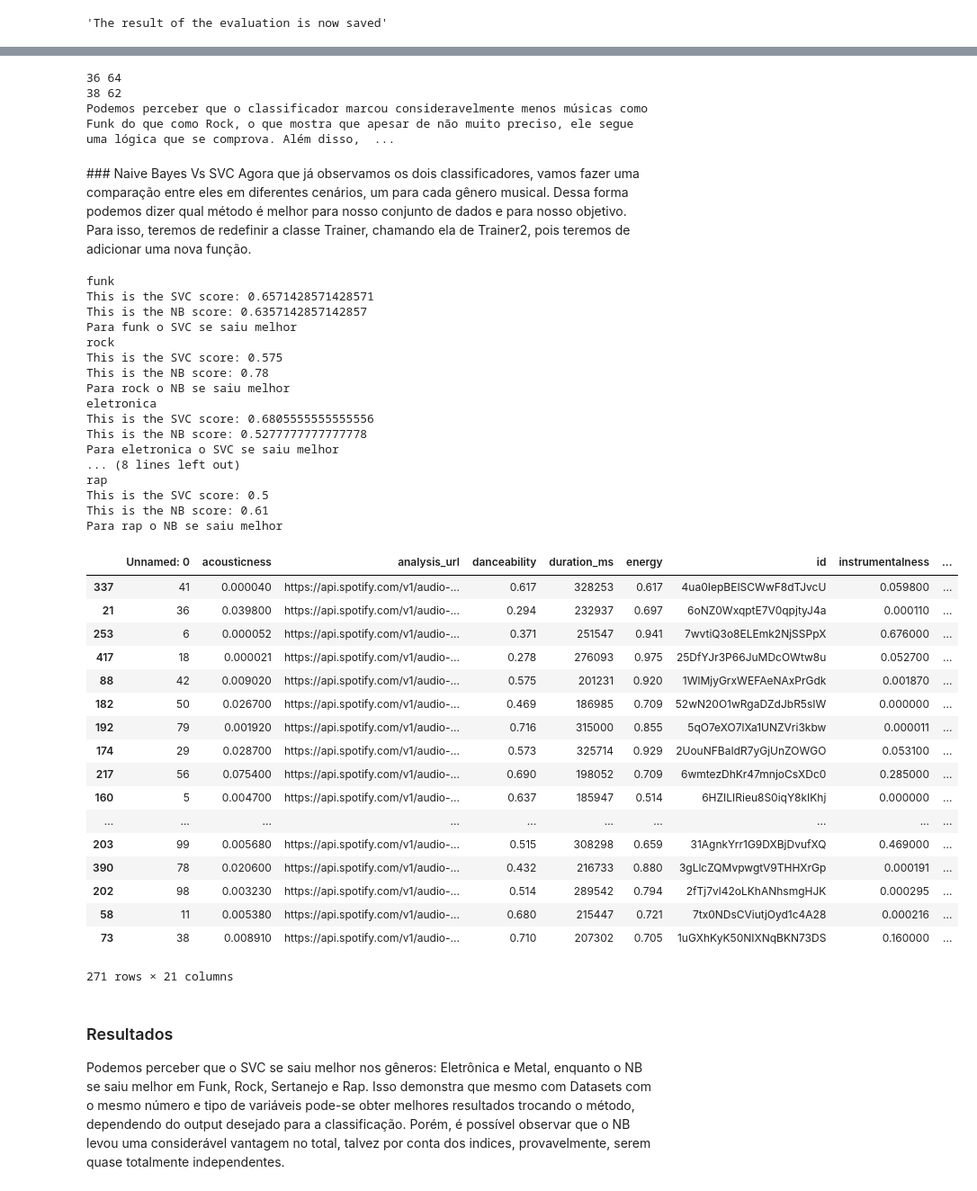
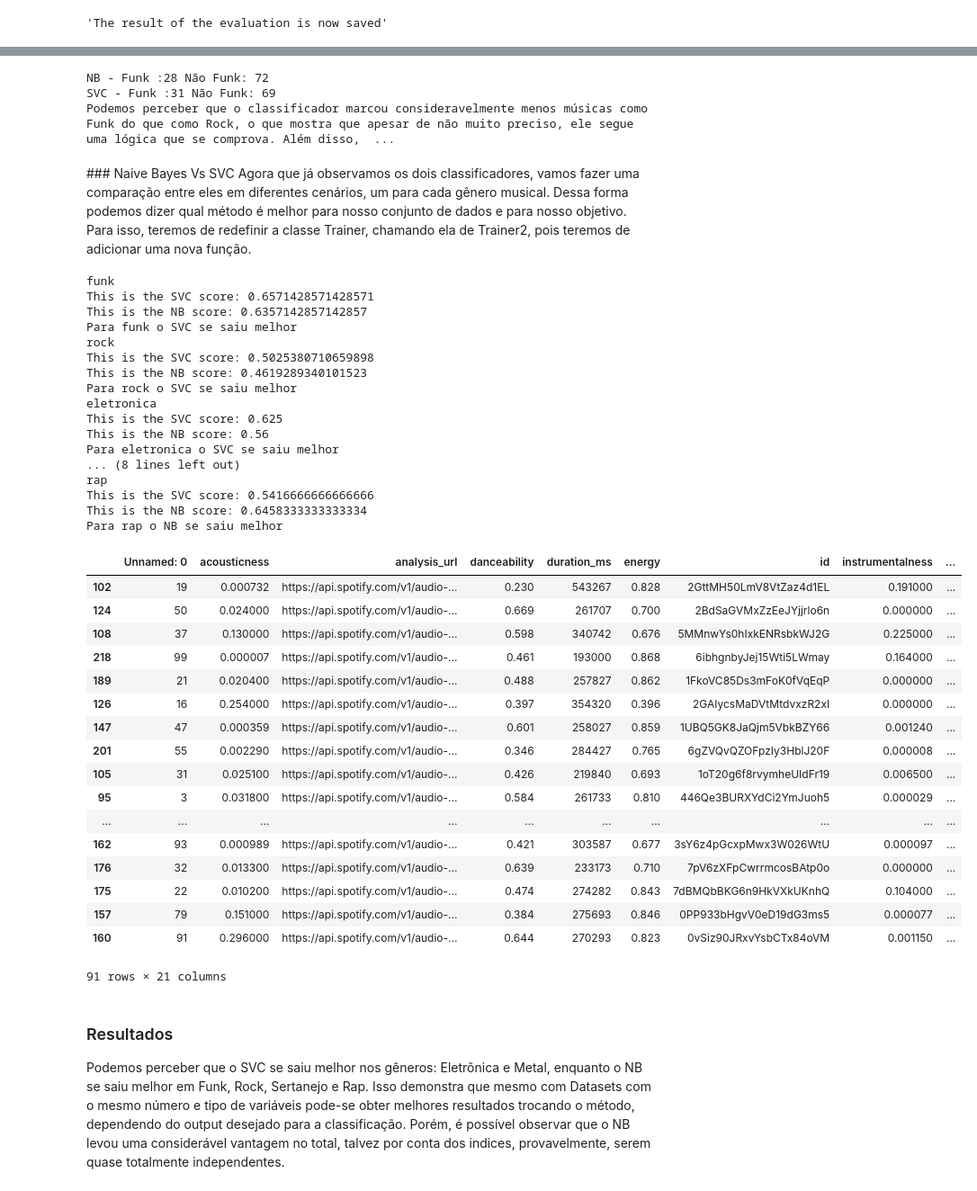
Before and after one commit to juanjorgegarcia/TuneMyMood, a Jupyter notebook: Principal.ipynb, the cells around one changed output, grey strips where cells are left out. Shown: that part at 90% size. Cells and saved outputs as stored; diff of their text form; code cells hidden in the pictures.

Commit message:
playlist cm treshold

```diff
--- a/Principal.ipynb
+++ b/Principal.ipynb
@@ -348,13 +329,12 @@ nb_musicas_nfunk = len(ash.results_nb['Funk']['nao'])
 
 svc_musicas_funk = len(ash.results_svc['Funk']['sim']) #Vendo os resultados no SVC
 svc_musicas_nfunk = len(ash.results_svc['Funk']['nao'])
-
-print(nb_musicas_funk,nb_musicas_nfunk)
-print(svc_musicas_funk,svc_musicas_nfunk)
+print("NB - Funk :{} Não Funk: {}".format(nb_musicas_funk,nb_musicas_nfunk))
+print("SVC - Funk :{} Não Funk: {}".format(svc_musicas_funk,svc_musicas_nfunk))
 print("Podemos perceber que o classificador marcou consideravelmente menos músicas como Funk do que como Rock, o que mostra que apesar de não muito preciso, ele segue uma lógica que se comprova. Além disso, vimos mais uma vez o NB se saindo melhor que o SVC, ao marcar menos 2 erroneamente.")
 # %% [output]
-36 64
-38 62
+NB - Funk :28 Não Funk: 72
+SVC - Funk :31 Não Funk: 69
 Podemos perceber que o classificador marcou consideravelmente menos músicas como Funk do que como Rock, o que mostra que apesar de não muito preciso, ele segue uma lógica que se comprova. Além disso,  ...
 # %% [markdown]
 <div id="versus"></div>
@@ -377,19 +357,20 @@ class Trainer2():
             self.df_results_nb = {}
             self.df_results_svc = {}
             self.vc={}
+
         def pre_format(self,genre,data,not_data):
             data.df[genre]=1
             not_data.df[genre]=0
             dada_concat=Dataset(pd.concat([data.df,not_data.df]))
             return dada_concat
 
-        def train(self,name,dataset,genre="ans"):
+        def train(self,name,dataset,genre="ans",threshold=[.5,.5]):
             self.vc[name]=DictVectorizer()
             dataset.train_songs=self.vc[name].fit_transform(dataset.dict).toarray()
             #name=nome da chave do dicionario que sera salvo o treinamento,
             #dataset=objeto da classe Dataset que recebera o treino
 
-            nb=MultinomialNB()
+            nb=MultinomialNB(class_prior=threshold)
             svc=SVC()
             if genre=="ans":
                 self.nb[name]=nb.fit(dataset.train_songs,dataset.ans)
@@ -495,22 +476,22 @@ This is the SVC score: 0.6571428571428571
 This is the NB score: 0.6357142857142857
 Para funk o SVC se saiu melhor
 rock
-This is the SVC score: 0.575
-This is the NB score: 0.78
-Para rock o NB se saiu melhor
+This is the SVC score: 0.5025380710659898
+This is the NB score: 0.4619289340101523
+Para rock o SVC se saiu melhor
 eletronica
-This is the SVC score: 0.6805555555555556
-This is the NB score: 0.5277777777777778
+This is the SVC score: 0.625
+This is the NB score: 0.56
 Para eletronica o SVC se saiu melhor
 ... (8 lines left out)
 rap
-This is the SVC score: 0.5
-This is the NB score: 0.61
+This is the SVC score: 0.5416666666666666
+This is the NB score: 0.6458333333333334
 Para rap o NB se saiu melhor
 # %%
 def GiveMePlaylist(genre,mood,trainer=misty):
     gtrain_df =Dataset(pd.concat([pd.read_csv(genre+'_df.csv'),pd.read_csv('not_'+genre+'_df.csv')]))
-    trainer.train(genre,gtrain_df,genre)
+    trainer.train(genre,gtrain_df,genre,threshold=[0.8,0.2])
     mega_dataset = Dataset(pd.read_csv("giant_df.csv"))
     trainer.evaluate(genre,mega_dataset)
     filtered_ds = Dataset(trainer.df_results_nb[genre])
@@ -523,29 +504,31 @@ def GiveMePlaylist(genre,mood,trainer=misty):
     playlist = playlist.drop_duplicates()
     playlist = playlist.sample(frac=1)
 
+
+
     return playlist
 # %%
-test_playlist = GiveMePlaylist("metal","gym")
+test_playlist = GiveMePlaylist("rock","party")
 test_playlist
 # %% [output]
 |  | Unnamed: 0 | acousticness | analysis_url | danceability | duration_ms | energy | id | instrumentalness | ... |
-| 337 | 41 | 0.000040 | https://api.spotify.com/v1/audio-... | 0.617 | 328253 | 0.617 | 4ua0IepBEISCWwF8dTJvcU | 0.059800 | ... |
-| 21 | 36 | 0.039800 | https://api.spotify.com/v1/audio-... | 0.294 | 232937 | 0.697 | 6oNZ0WxqptE7V0qpjtyJ4a | 0.000110 | ... |
-| 253 | 6 | 0.000052 | https://api.spotify.com/v1/audio-... | 0.371 | 251547 | 0.941 | 7wvtiQ3o8ELEmk2NjSSPpX | 0.676000 | ... |
-| 417 | 18 | 0.000021 | https://api.spotify.com/v1/audio-... | 0.278 | 276093 | 0.975 | 25DfYJr3P66JuMDcOWtw8u | 0.052700 | ... |
-| 88 | 42 | 0.009020 | https://api.spotify.com/v1/audio-... | 0.575 | 201231 | 0.920 | 1WlMjyGrxWEFAeNAxPrGdk | 0.001870 | ... |
-| 182 | 50 | 0.026700 | https://api.spotify.com/v1/audio-... | 0.469 | 186985 | 0.709 | 52wN20O1wRgaDZdJbR5sIW | 0.000000 | ... |
-| 192 | 79 | 0.001920 | https://api.spotify.com/v1/audio-... | 0.716 | 315000 | 0.855 | 5qO7eXO7lXa1UNZVri3kbw | 0.000011 | ... |
-| 174 | 29 | 0.028700 | https://api.spotify.com/v1/audio-... | 0.573 | 325714 | 0.929 | 2UouNFBaIdR7yGjUnZOWGO | 0.053100 | ... |
-| 217 | 56 | 0.075400 | https://api.spotify.com/v1/audio-... | 0.690 | 198052 | 0.709 | 6wmtezDhKr47mnjoCsXDc0 | 0.285000 | ... |
-| 160 | 5 | 0.004700 | https://api.spotify.com/v1/audio-... | 0.637 | 185947 | 0.514 | 6HZILIRieu8S0iqY8kIKhj | 0.000000 | ... |
+| 102 | 19 | 0.000732 | https://api.spotify.com/v1/audio-... | 0.230 | 543267 | 0.828 | 2GttMH50LmV8VtZaz4d1EL | 0.191000 | ... |
+| 124 | 50 | 0.024000 | https://api.spotify.com/v1/audio-... | 0.669 | 261707 | 0.700 | 2BdSaGVMxZzEeJYjjrlo6n | 0.000000 | ... |
+| 108 | 37 | 0.130000 | https://api.spotify.com/v1/audio-... | 0.598 | 340742 | 0.676 | 5MMnwYs0hIxkENRsbkWJ2G | 0.225000 | ... |
+| 218 | 99 | 0.000007 | https://api.spotify.com/v1/audio-... | 0.461 | 193000 | 0.868 | 6ibhgnbyJej15Wti5LWmay | 0.164000 | ... |
+| 189 | 21 | 0.020400 | https://api.spotify.com/v1/audio-... | 0.488 | 257827 | 0.862 | 1FkoVC85Ds3mFoK0fVqEqP | 0.000000 | ... |
+| 126 | 16 | 0.254000 | https://api.spotify.com/v1/audio-... | 0.397 | 354320 | 0.396 | 2GAIycsMaDVtMtdvxzR2xI | 0.000000 | ... |
+| 147 | 47 | 0.000359 | https://api.spotify.com/v1/audio-... | 0.601 | 258027 | 0.859 | 1UBQ5GK8JaQjm5VbkBZY66 | 0.001240 | ... |
+| 201 | 55 | 0.002290 | https://api.spotify.com/v1/audio-... | 0.346 | 284427 | 0.765 | 6gZVQvQZOFpzIy3HblJ20F | 0.000008 | ... |
+| 105 | 31 | 0.025100 | https://api.spotify.com/v1/audio-... | 0.426 | 219840 | 0.693 | 1oT20g6f8rvymheUIdFr19 | 0.006500 | ... |
+| 95 | 3 | 0.031800 | https://api.spotify.com/v1/audio-... | 0.584 | 261733 | 0.810 | 446Qe3BURXYdCi2YmJuoh5 | 0.000029 | ... |
 | ... | ... | ... | ... | ... | ... | ... | ... | ... | ... |
-| 203 | 99 | 0.005680 | https://api.spotify.com/v1/audio-... | 0.515 | 308298 | 0.659 | 31AgnkYrr1G9DXBjDvufXQ | 0.469000 | ... |
-| 390 | 78 | 0.020600 | https://api.spotify.com/v1/audio-... | 0.432 | 216733 | 0.880 | 3gLlcZQMvpwgtV9THHXrGp | 0.000191 | ... |
-| 202 | 98 | 0.003230 | https://api.spotify.com/v1/audio-... | 0.514 | 289542 | 0.794 | 2fTj7vl42oLKhANhsmgHJK | 0.000295 | ... |
-| 58 | 11 | 0.005380 | https://api.spotify.com/v1/audio-... | 0.680 | 215447 | 0.721 | 7tx0NDsCViutjOyd1c4A28 | 0.000216 | ... |
-| 73 | 38 | 0.008910 | https://api.spotify.com/v1/audio-... | 0.710 | 207302 | 0.705 | 1uGXhKyK50NIXNqBKN73DS | 0.160000 | ... |
+| 162 | 93 | 0.000989 | https://api.spotify.com/v1/audio-... | 0.421 | 303587 | 0.677 | 3sY6z4pGcxpMwx3W026WtU | 0.000097 | ... |
+| 176 | 32 | 0.013300 | https://api.spotify.com/v1/audio-... | 0.639 | 233173 | 0.710 | 7pV6zXFpCwrrmcosBAtp0o | 0.000000 | ... |
+| 175 | 22 | 0.010200 | https://api.spotify.com/v1/audio-... | 0.474 | 274282 | 0.843 | 7dBMQbBKG6n9HkVXkUKnhQ | 0.104000 | ... |
+| 157 | 79 | 0.151000 | https://api.spotify.com/v1/audio-... | 0.384 | 275693 | 0.846 | 0PP933bHgvV0eD19dG3ms5 | 0.000077 | ... |
+| 160 | 91 | 0.296000 | https://api.spotify.com/v1/audio-... | 0.644 | 270293 | 0.823 | 0vSiz90JRxvYsbCTx84oVM | 0.001150 | ... |
-271 rows × 21 columns
+91 rows × 21 columns
 # %% [markdown]
 ### Resultados
 Podemos perceber que o SVC se saiu melhor nos gêneros: Eletrônica e Metal, enquanto o NB se saiu melhor em Funk, Rock, Sertanejo e Rap. Isso demonstra que mesmo com Datasets com o mesmo número e tipo de variáveis pode-se obter melhores resultados trocando o método, dependendo do output desejado para a classificação. Porém, é possível observar que o NB levou uma considerável vantagem no total, talvez por conta dos indices, provavelmente, serem quase totalmente independentes.
```
Also changed, not shown: parts of 12 cells of this notebook.
